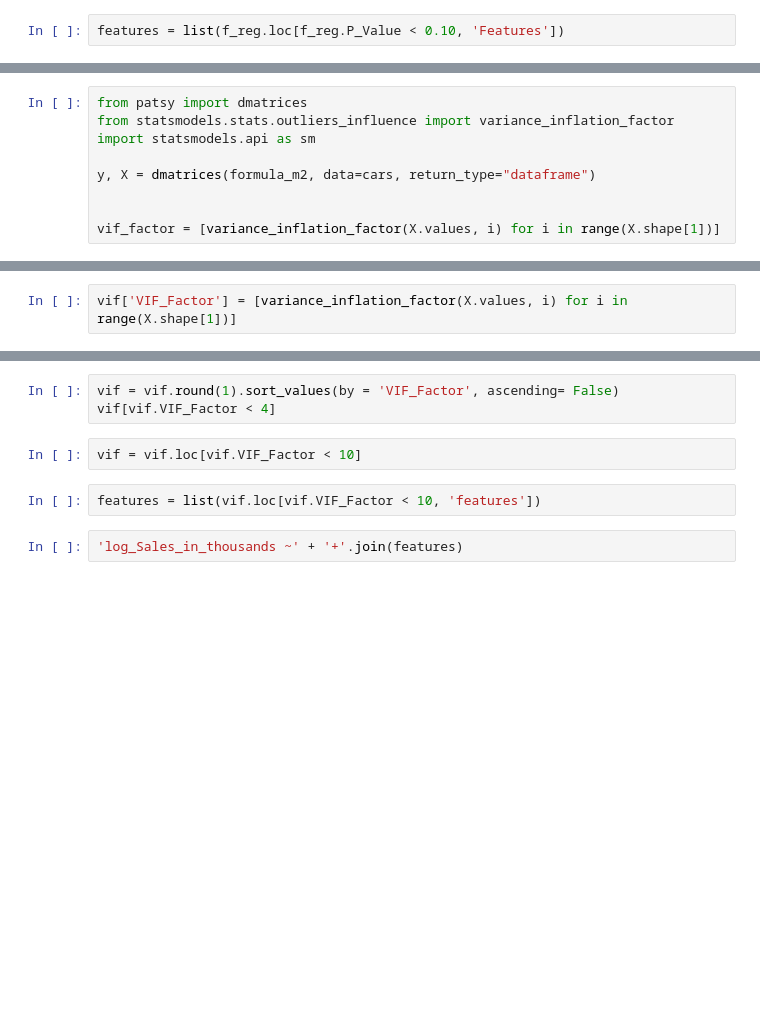
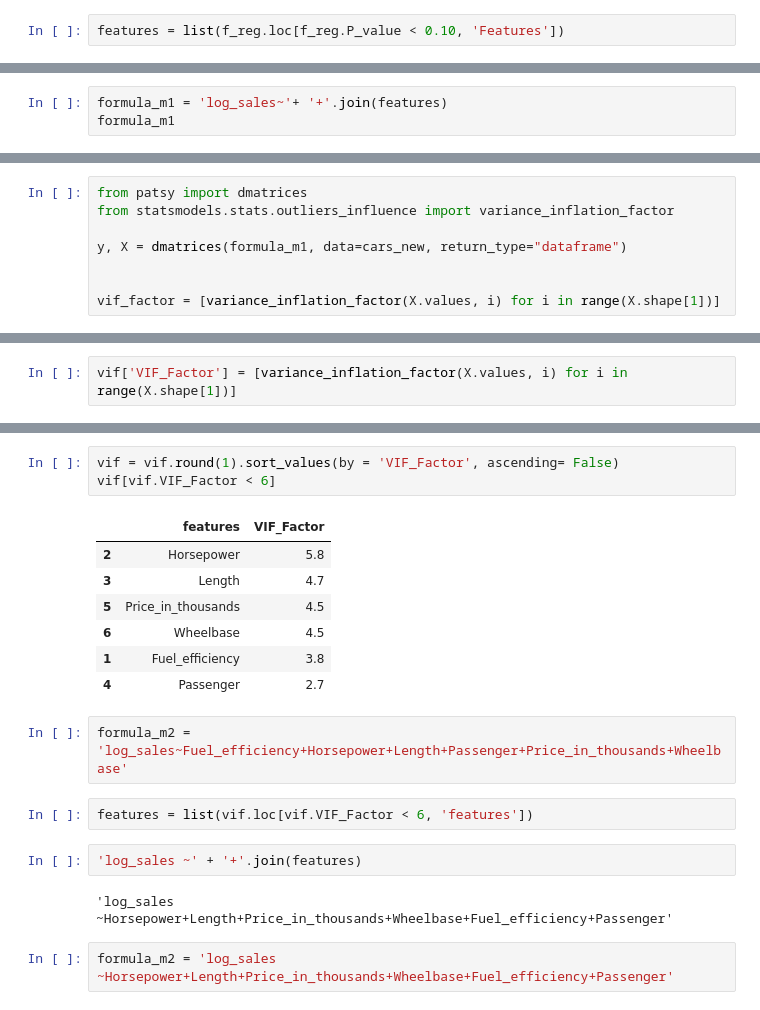
Before and after one commit to kroopeshrajput/Linear_regression_OLS_Car_sales, a Jupyter notebook: Car_Sales_LinearRegression.ipynb, the cells around one changed output, grey strips where cells are left out. Drawn from its saved outputs; the diff is of its cells as text; blank space fills up the shorter version.

```diff
--- a/Car_Sales_LinearRegression.ipynb
+++ b/Car_Sales_LinearRegression.ipynb
@@ -308,3 +347,3 @@ f_reg.loc[f_reg.P_Value < 0.10, 'Features']
 # %%
-features = list(f_reg.loc[f_reg.P_Value < 0.10, 'Features'])
+features = list(f_reg.loc[f_reg.P_value < 0.10, 'Features'])
 # %%
@@ -314,0 +353,3 @@ formula_m2
+# %%
+formula_m1 = 'log_sales~'+ '+'.join(features)
+formula_m1
@@ -317,9 +383,8 @@ formula_m2
 # %%
 from patsy import dmatrices
 from statsmodels.stats.outliers_influence import variance_inflation_factor
-import statsmodels.api as sm
 
-y, X = dmatrices(formula_m2, data=cars, return_type="dataframe")
+y, X = dmatrices(formula_m1, data=cars_new, return_type="dataframe")
 
 
 vif_factor = [variance_inflation_factor(X.values, i) for i in range(X.shape[1])]
@@ -339,11 +438,23 @@ vif
 # %%
 vif = vif.round(1).sort_values(by = 'VIF_Factor', ascending= False)
-vif[vif.VIF_Factor < 4]
+vif[vif.VIF_Factor < 6]
+# %% [output]
+|  | features | VIF_Factor |
+| 2 | Horsepower | 5.8 |
+| 3 | Length | 4.7 |
+| 5 | Price_in_thousands | 4.5 |
+| 6 | Wheelbase | 4.5 |
+| 1 | Fuel_efficiency | 3.8 |
+| 4 | Passenger | 2.7 |
+# %%
+formula_m2 = 'log_sales~Fuel_efficiency+Horsepower+Length+Passenger+Price_in_thousands+Wheelbase'
 # %%
-vif = vif.loc[vif.VIF_Factor < 10]
+features = list(vif.loc[vif.VIF_Factor < 6, 'features'])
-# %%
-features = list(vif.loc[vif.VIF_Factor < 10, 'features'])
 # %%
-'log_Sales_in_thousands ~' + '+'.join(features)
+'log_sales ~' + '+'.join(features)
+# %% [output]
+'log_sales ~Horsepower+Length+Price_in_thousands+Wheelbase+Fuel_efficiency+Passenger'
+# %%
+formula_m2 = 'log_sales ~Horsepower+Length+Price_in_thousands+Wheelbase+Fuel_efficiency+Passenger'
 # %% [markdown]
 ### removal of multicolinear variables (one at a time and running codes starting from VIF steps again to check changes in VIF)
```
Also changed, not shown: parts of 17 cells of this notebook.
